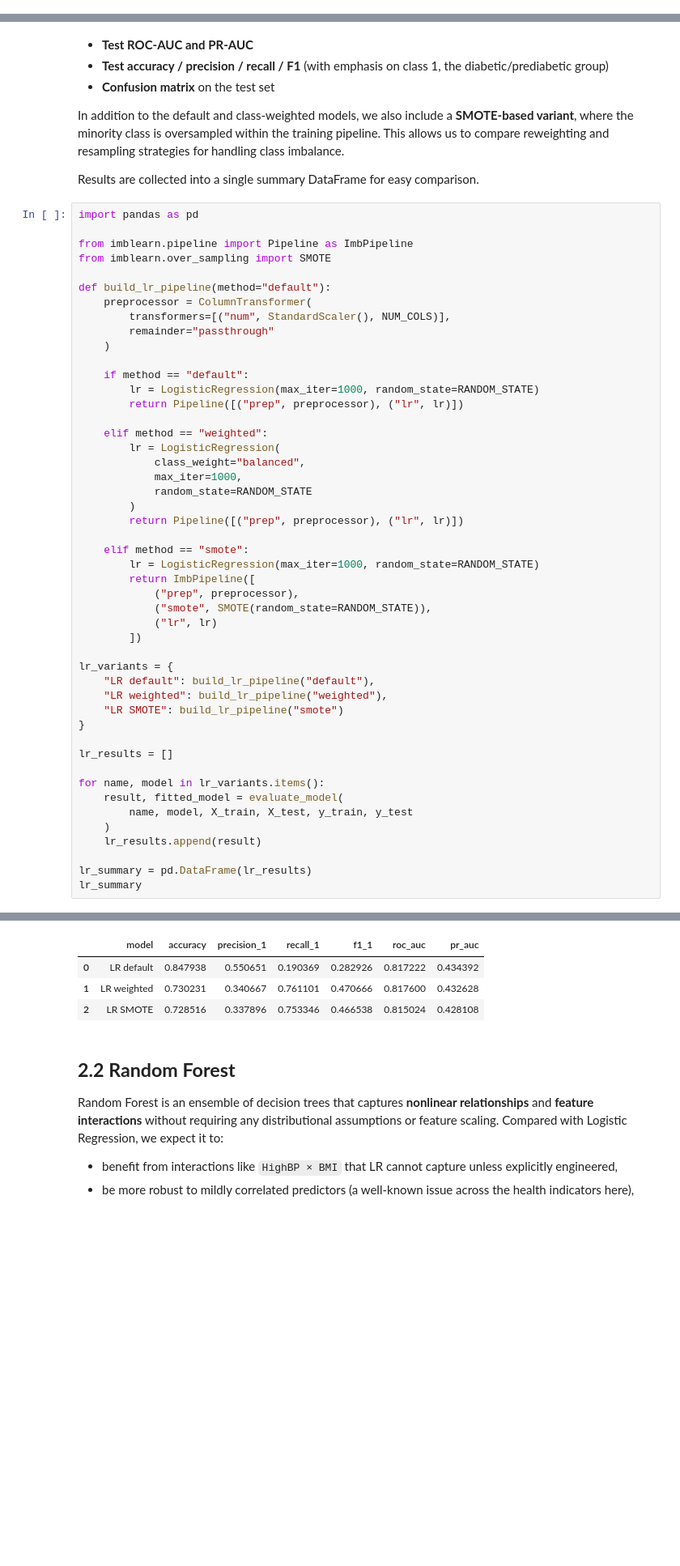
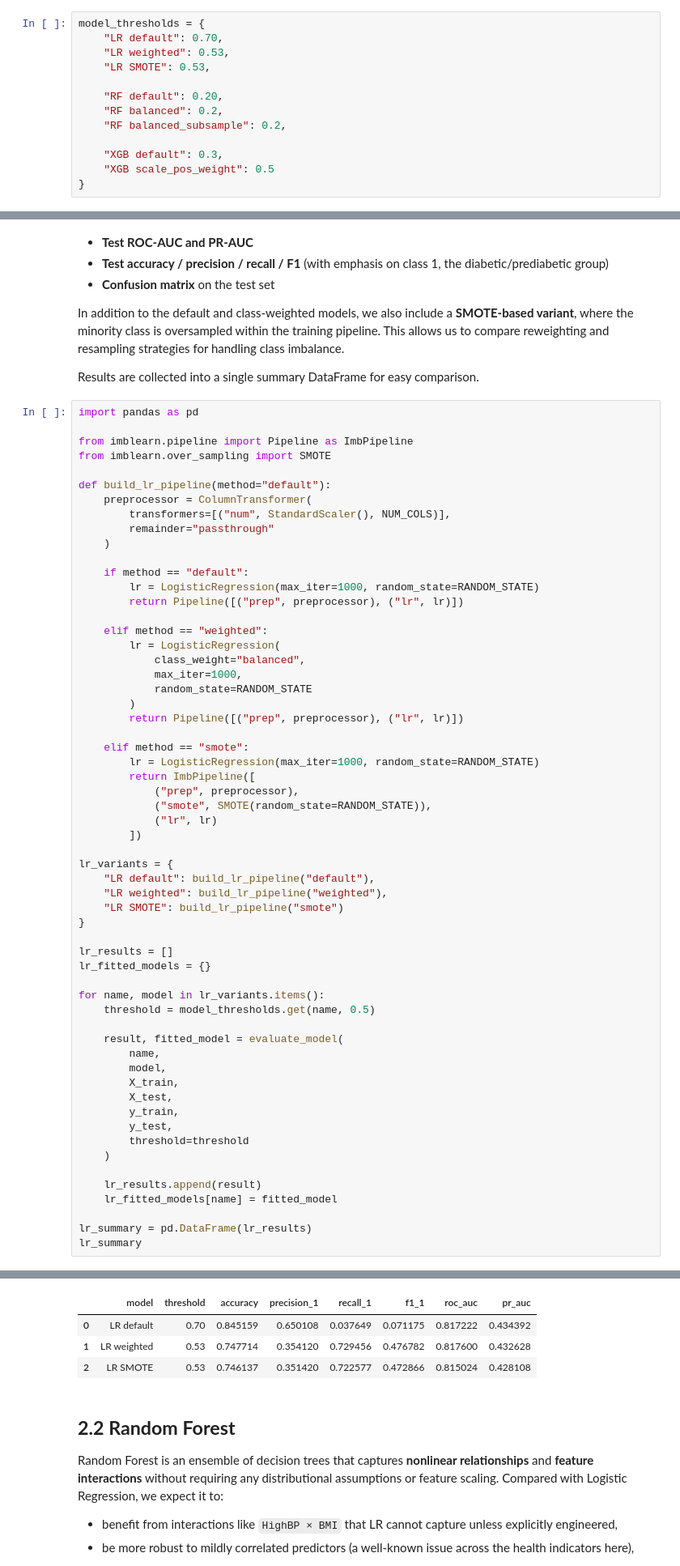
Before and after one commit to LixiJiang/CIS5450Final, a Jupyter notebook: CIS5450_Final_Project.ipynb, the cells around one changed output, grey strips where cells are left out. Shown at 81% size. Saved outputs shown, nothing was run; the diff lists cells and outputs as text; blank space fills up the shorter version.

Commit message:
threshold

```diff
--- a/CIS5450_Final_Project.ipynb
+++ b/CIS5450_Final_Project.ipynb
@@ -799,3 +801,16 @@ def evaluate_model(name, model, X_train, X_test, y_train, y_test):
+# %%
+model_thresholds = {
+    "LR default": 0.70,
+    "LR weighted": 0.53,
+    "LR SMOTE": 0.53,
+
+    "RF default": 0.20,
+    "RF balanced": 0.2,
+    "RF balanced_subsample": 0.2,
+
+    "XGB default": 0.3,
+    "XGB scale_pos_weight": 0.5
+}
 # %% [markdown]
 ### *Step 2 — Feature matrix X and target y*
 
@@ -927,12 +942,23 @@ lr_variants = {
 }
 
 lr_results = []
+lr_fitted_models = {}
 
 for name, model in lr_variants.items():
+    threshold = model_thresholds.get(name, 0.5)
+
     result, fitted_model = evaluate_model(
-        name, model, X_train, X_test, y_train, y_test
+        name,
+        model,
+        X_train,
+        X_test,
+        y_train,
+        y_test,
+        threshold=threshold
     )
+
     lr_results.append(result)
+    lr_fitted_models[name] = fitted_model
 
 lr_summary = pd.DataFrame(lr_results)
 lr_summary
@@ -957,7 +983,7 @@ weighted avg     0.8452    0.7285    0.7626     50736
-|  | model | accuracy | precision_1 | recall_1 | f1_1 | roc_auc | pr_auc |
-| 0 | LR default | 0.847938 | 0.550651 | 0.190369 | 0.282926 | 0.817222 | 0.434392 |
-| 1 | LR weighted | 0.730231 | 0.340667 | 0.761101 | 0.470666 | 0.817600 | 0.432628 |
-| 2 | LR SMOTE | 0.728516 | 0.337896 | 0.753346 | 0.466538 | 0.815024 | 0.428108 |
+|  | model | threshold | accuracy | precision_1 | recall_1 | f1_1 | roc_auc | pr_auc |
+| 0 | LR default | 0.70 | 0.845159 | 0.650108 | 0.037649 | 0.071175 | 0.817222 | 0.434392 |
+| 1 | LR weighted | 0.53 | 0.747714 | 0.354120 | 0.729456 | 0.476782 | 0.817600 | 0.432628 |
+| 2 | LR SMOTE | 0.53 | 0.746137 | 0.351420 | 0.722577 | 0.472866 | 0.815024 | 0.428108 |
 # %% [markdown]
 ## **2.2 Random Forest**
 
```
Also changed, not shown: parts of 13 cells of this notebook.
